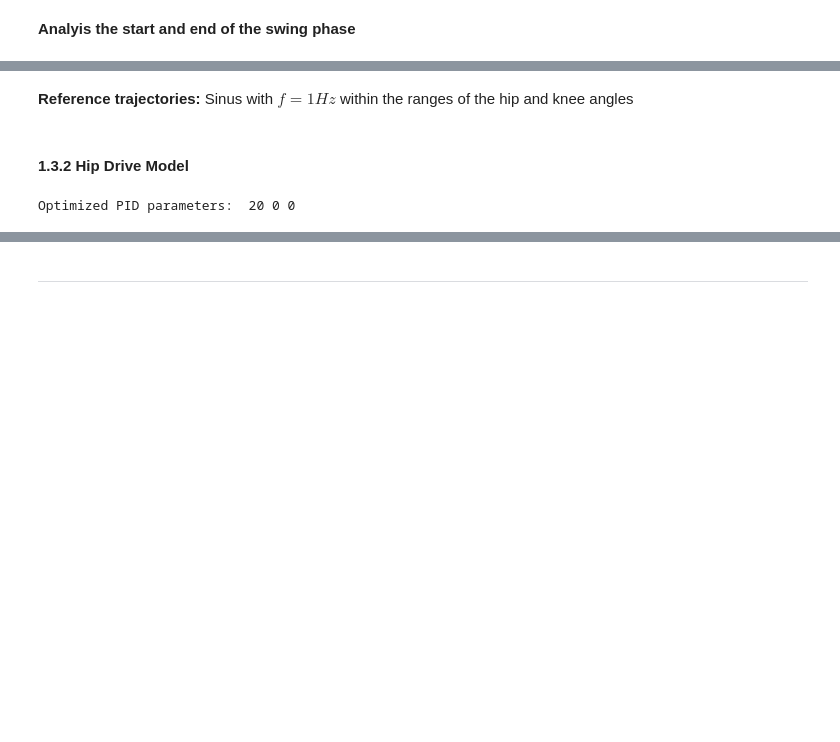
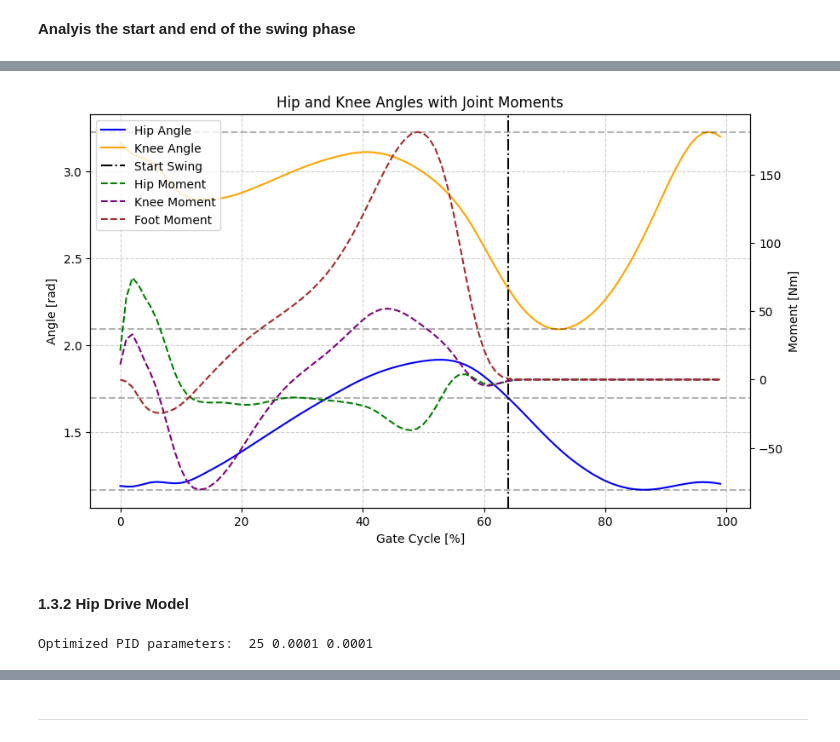
Before and after one commit to whichspaceiam/Computational_Bionics, a Jupyter notebook: Exercise_2/Exercise-2.ipynb, the cells around one changed output, grey strips where cells are left out. Drawn from its saved outputs; the diff is of its cells as text; code cells hidden in the pictures; blank space fills up the shorter version.

```diff
--- a/Exercise_2/Exercise-2.ipynb
+++ b/Exercise_2/Exercise-2.ipynb
@@ -241,9 +254,7 @@ q2_array = np.array(gait_data["Flex_Ext_K"][1:])
 # %%
 # Find start of the swing phase - no ground reaction forces and foot moment
-threshold = 80
-start_swing = np.where((GRFx < threshold) &
-                       (GRFz < threshold) &
-                       (MX_F < threshold))[0][0]
+threshold = 1
+start_swing = np.where(np.abs(MX_F)< threshold)[0][2]
 
 q1_swing_array = q1_array[start_swing:]
 q2_swing_array = q2_array[start_swing:]
@@ -300,2 +276,0 @@ plt.show()
-# %% [markdown]
-**Reference trajectories:** Sinus with $f=1 Hz$ within the ranges of the hip and knee angles
@@ -321,2 +277,41 @@ def ref_dot_q2(t):
+# %%
+fig, ax1 = plt.subplots(figsize=(10, 6))
+
+# Plot hip and knee angles on the primary y-axis
+ax1.plot(q1_array, label='Hip Angle', color='b')
+ax1.plot(q2_array, label='Knee Angle', color='orange')
+ax1.axvline(start_swing, color='black', linestyle='-.', label='Start Swing')
+
+# Mark the min and max angles in the swing phase
+ax1.axhline(q1_min, color='black', linestyle='--', alpha=0.3)
+ax1.axhline(q1_max, color='black', linestyle='--', alpha=0.3)
+ax1.axhline(q2_min, color='black', linestyle='--', alpha=0.3)
+ax1.axhline(q2_max, color='black', linestyle='--', alpha=0.3)
+ax1.set_xlabel('Gate Cycle [%]')
+ax1.set_ylabel('Angle [rad]', color='black')
+ax1.grid(True, linestyle='--', alpha=0.6)
+ax1.tick_params(axis='y', labelcolor='black')
+
+# Create secondary y-axis
+ax2 = ax1.twinx()
+
+# Plot joint moments on the secondary y-axis
+ax2.plot(MX_H, label='Hip Moment', color='g', linestyle='--')
+ax2.plot(MX_K, label='Knee Moment', color='purple', linestyle='--')
+ax2.plot(MX_F, label='Foot Moment', color='brown', linestyle='--')
+ax2.set_ylabel('Moment [Nm]', color='black')
+ax2.tick_params(axis='y', labelcolor='black')
+
+# Combine legends from both axes
+lines_1, labels_1 = ax1.get_legend_handles_labels()
+lines_2, labels_2 = ax2.get_legend_handles_labels()
+ax2.legend(lines_1 + lines_2, labels_1 + labels_2, loc='upper left')
+
+plt.title('Hip and Knee Angles with Joint Moments')
+
+# Show the plot
+plt.show()
+# %% [output]
+[figure, added]
 # %%
 # Leg Model
@@ -425,26 +418,27 @@ def cost_function(params):
     return total_error
 # %%
 # Initial values for the PID parameters Kp, Ki, Kd
-Kp = 20
-Ki = 0
-Kd = 0
+Kp = 25
+Ki = 0.0001
+Kd = 0.0001
+Damp = 0.8
 
-initial_params = [Kp, Ki, Kd]
+initial_params = [Kp, Ki, Kd, Damp]
 
 # bounds for the PID parameters
-bounds = [(0, 500), (0, 500), (0, 500)]
+bounds = [(0, 500), (0, 500), (0, 500), (0, 1)]
 
 total_error = 0
 total_u_control = 0
 
 # Run the optimization
-# result = minimize(cost_function, initial_params, bounds=bounds, method='L-BFGS-B')
+#result = minimize(cost_function, initial_params, bounds=bounds, method='L-BFGS-B')
 
 #Optimized PID parameters:  2.495113452858258 16.290133885300854 0.296132030348925
 
 # Optimized PID parameters
-# Kp, Ki, Kd = result.x
+#Kp, Ki, Kd = result.x
 print("Optimized PID parameters: ", Kp, Ki, Kd)
 # %% [output]
-Optimized PID parameters:  20 0 0
+Optimized PID parameters:  25 0.0001 0.0001
 # %%
```
Also changed, not shown: parts of 16 cells of this notebook, 2 other files.
